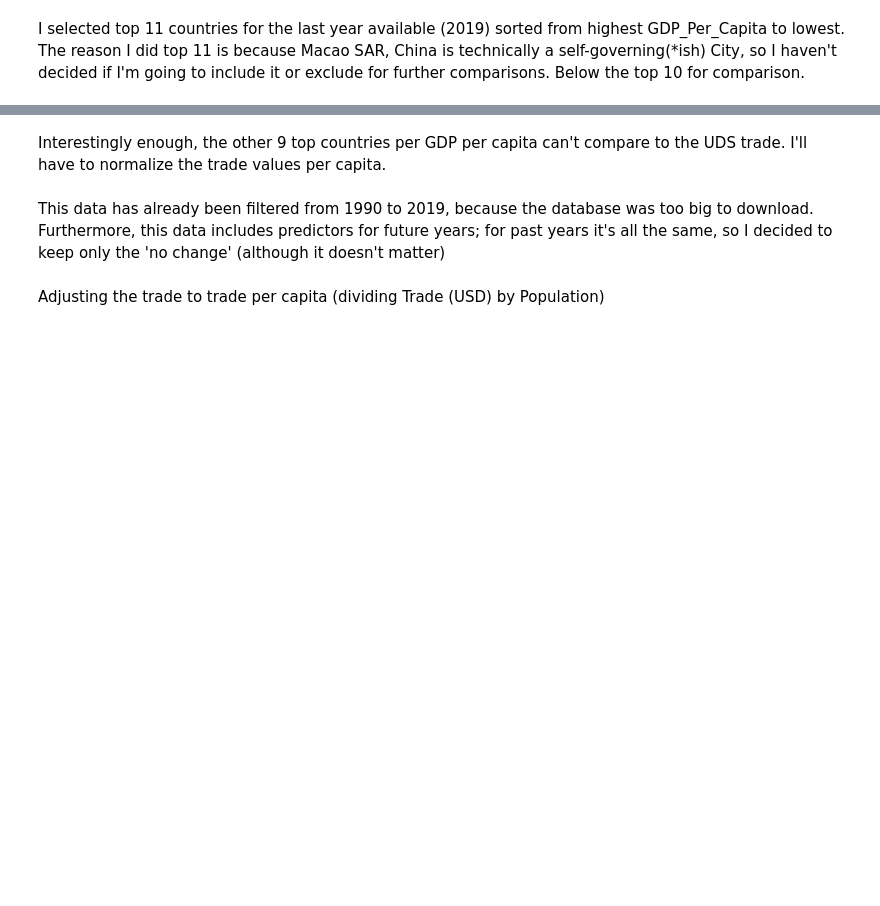
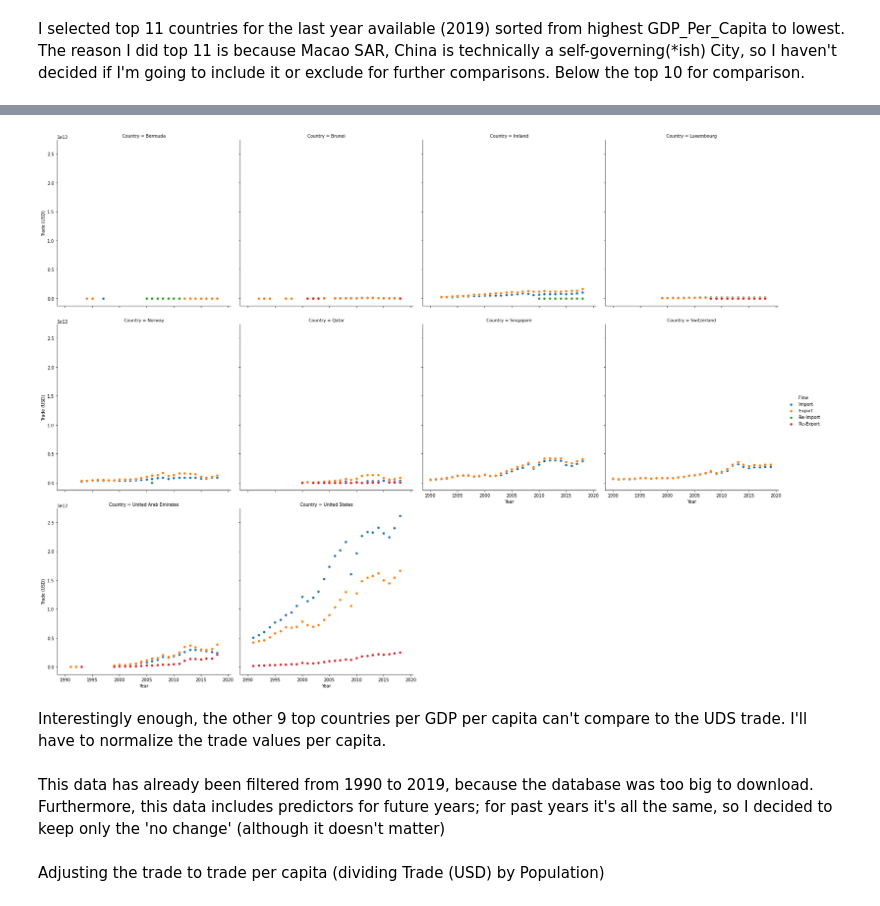
Before and after one commit to tomoumer/un_data_question-tomoumer, a Jupyter notebook: notebooks/UN_Data_Solo.ipynb, the cells around one changed output, grey strips where cells are left out. Saved outputs shown, nothing was run; the diff lists cells and outputs as text; code cells hidden in the pictures; blank space fills up the shorter version.

```diff
--- a/notebooks/UN_Data_Solo.ipynb
+++ b/notebooks/UN_Data_Solo.ipynb
@@ -91,15 +122,26 @@ top10_gdp = (gdp_df
     .head(10)['Country']
 )
 # %%
-g2 = sns.FacetGrid(
-    gdp_trade.loc[gdp_trade['Country'].isin(top10_gdp)],
-    col='Country',
-    col_wrap=4,
-    hue='Flow',
-    height=6
-)
-g2.map(sns.scatterplot, 'Year', 'Trade (USD)')
-g2.add_legend()
+# g2 = sns.FacetGrid(
+#     gdp_trade.loc[gdp_trade['Country'].isin(top10_gdp)],
+#    col='Country',
+#    col_wrap=4,
+#    hue='Flow',
+#    height=6
+#)
+#g2.map(sns.scatterplot, 'Year', 'Trade (USD)')
+#g2.add_legend()
+
+countries_plot(
+    dataset=gdp_trade,
+    country_list=top10_gdp,
+    nplots_row = 4,
+    plot_x = 'Year',
+    plot_y = 'Trade (USD)',
+    hue_var = 'Flow'
+    )
+# %% [output]
+[figure, added]
 # %% [markdown]
 Interestingly enough, the other 9 top countries per GDP per capita can't compare to the UDS trade. I'll have to normalize the trade values per capita.
 # %%
```
Also changed, not shown: parts of 53 cells of this notebook.
